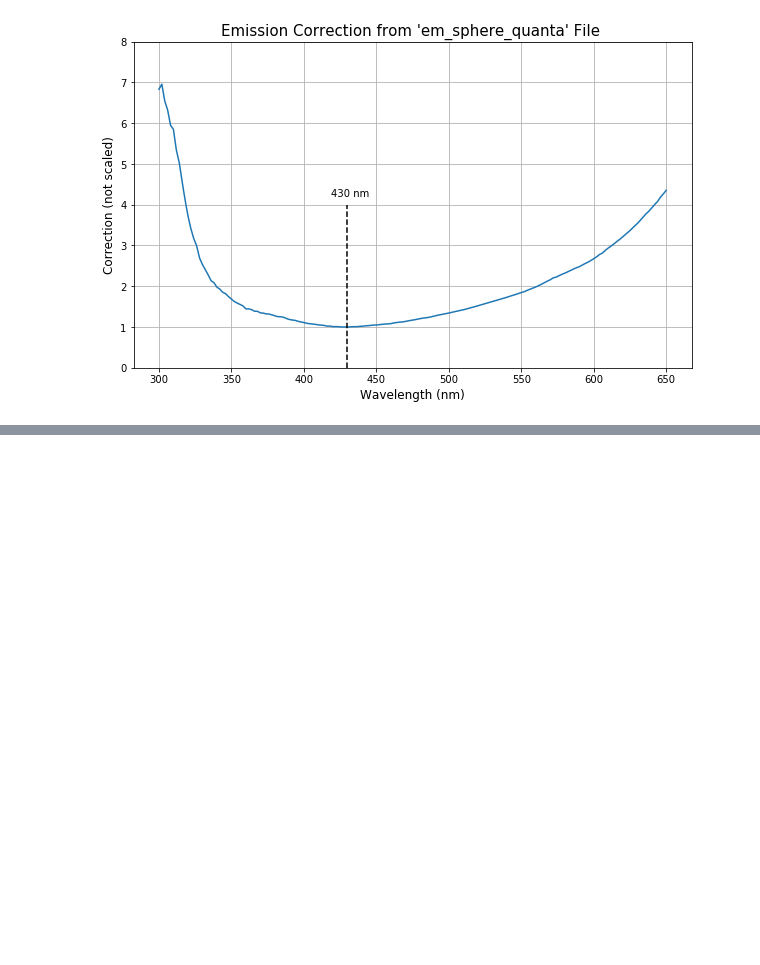
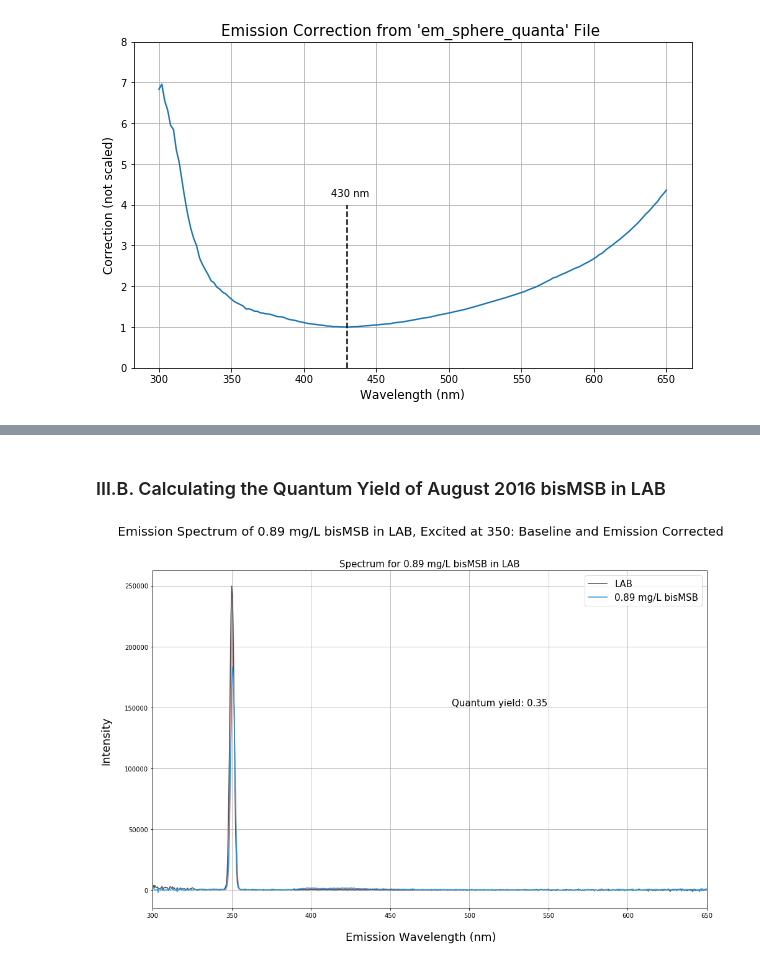
Before and after one commit to nmcneal-bnl/WbLS, a Jupyter notebook: Integrating Sphere Method.ipynb, the cells around one changed output, grey strips where cells are left out. Saved outputs shown, nothing was run; the diff lists cells and outputs as text; code cells hidden in the pictures; blank space fills up the shorter version.

```diff
--- a/Integrating Sphere Method.ipynb
+++ b/Integrating Sphere Method.ipynb
@@ -301,0 +320,50 @@ plt.show()
+# %% [markdown]
+### III.B. Calculating the Quantum Yield of August 2016 bisMSB in LAB
+# %%
+path_prefix = "Henry/Sphere/bisMSB_LAB/"
+
+# Blank data - Excited at: 350, 360, 370, 380
+blank_data = list()
+for i in range(350, 380+1,10):
+    blank_data.append(PTIData(path_prefix + "EmissionScan_LAB_ex%d_2sec_160823.txt" %i))
+
+# 0.894 g/mL data - Excited at: 350
+bisMSB_LAB_0x89_mgL = [PTIData(path_prefix + "EmissionScan_bisMSBinLAB_0.894mgL_ex350_2sec.txt")]
+
+# 4.47 g/mL data - Excited at: 350, 360, 370, 380
+bisMSB_LAB_4x47_mgL = list()
+for i in range(350, 380+1, 10):
+    bisMSB_LAB_4x47_mgL.append(PTIData(path_prefix + "EmissionScan_bisMSBinLAB_4.47mgL_ex%i_2sec_160824.txt" %i))
+# %%
+ranges_for_baseline = [[500,650]]
+
+## Calculate the two quantum yields
+
+# The integration ranges
+QY_0x89_ex_range = [340,360]
+QY_0x89_em_range = [360,500]
+
+fig = plt.figure(figsize=(16,10))
+plt.suptitle("Emission Spectrum of 0.89 mg/L bisMSB in LAB, Excited at 350: "+
+             "Baseline and Emission Corrected",fontsize=20)
+
+ax1 = plt.subplot2grid((1,1), (0,0))
+
+ax1 = calc_and_plot_QY(blank_data[0], bisMSB_LAB_0x89_mgL[0], ranges_for_baseline, emcorr_quanta_sphere_values,
+                       QY_0x89_ex_range, QY_0x89_em_range,
+                       ax1,
+                       blank_color = "#4c4d52", fluor_color = "#3498db", fill_color= "#fb9f9f",
+                       QY_text_position = (0.54,0.6),
+                       emcorr_local_file_correction = True)
+ax1.set_title("Spectrum for 0.89 mg/L bisMSB in LAB",fontsize=15)
+ax1.legend(["LAB", "0.89 mg/L bisMSB"],fontsize=15)
+
+fig.text(0.5, 0.06, 'Emission Wavelength (nm)', ha='center', va='center',fontsize=18)
+fig.text(0.06, 0.5, 'Intensity', ha='center', va='center', rotation='vertical',fontsize=18)
+
+for ax in [ax1]:
+    ax.grid()
+    ax.set_xlim([300,650])
+plt.show()
+# %% [output]
+[figure, added]
```
Also changed, not shown: parts of 16 cells of this notebook, 3 other files.
